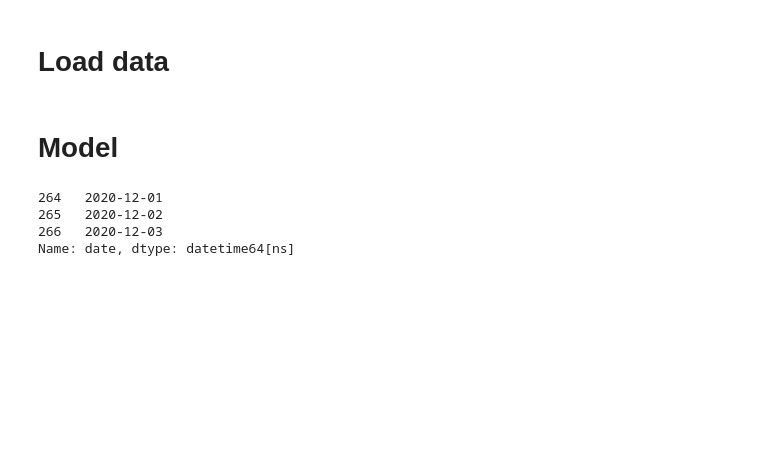
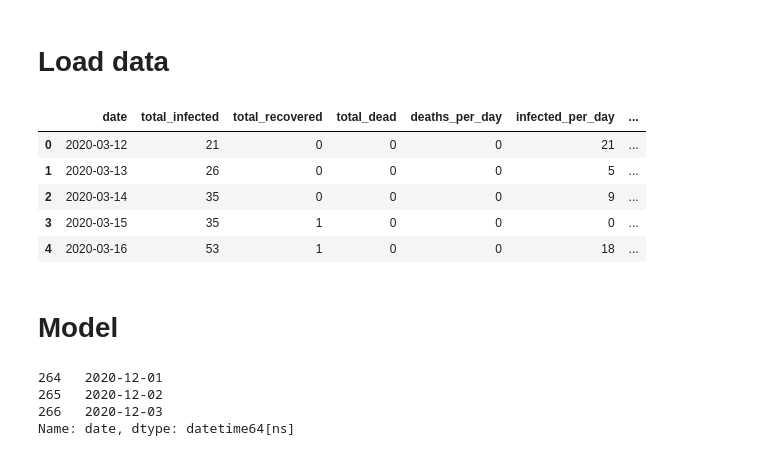
Before and after one commit to btseytlin/covid_peak_sir_modelling, a Jupyter notebook: seir_curve_fit.ipynb, the cells around one changed output. Cells and saved outputs as stored; diff of their text form; code cells hidden in the pictures; blank space fills up the shorter version.

```diff
--- a/seir_curve_fit.ipynb
+++ b/seir_curve_fit.ipynb
@@ -23,6 +26,15 @@ from sir_models.utils import eval_one_day_ahead
 # Load data
 # %%
 df = pd.read_csv('data/moscow_prepared.csv', parse_dates=['date'])
+# %%
+df.head()
+# %% [output]
+|  | date | total_infected | total_recovered | total_dead | deaths_per_day | infected_per_day | ... |
+| 0 | 2020-03-12 | 21 | 0 | 0 | 0 | 21 | ... |
+| 1 | 2020-03-13 | 26 | 0 | 0 | 0 | 5 | ... |
+| 2 | 2020-03-14 | 35 | 0 | 0 | 0 | 9 | ... |
+| 3 | 2020-03-15 | 35 | 1 | 0 | 0 | 0 | ... |
+| 4 | 2020-03-16 | 53 | 1 | 0 | 0 | 18 | ... |
 # %% [markdown]
 # Model
 # %%
```
Also changed, not shown: parts of 8 cells of this notebook, 1 other file.
